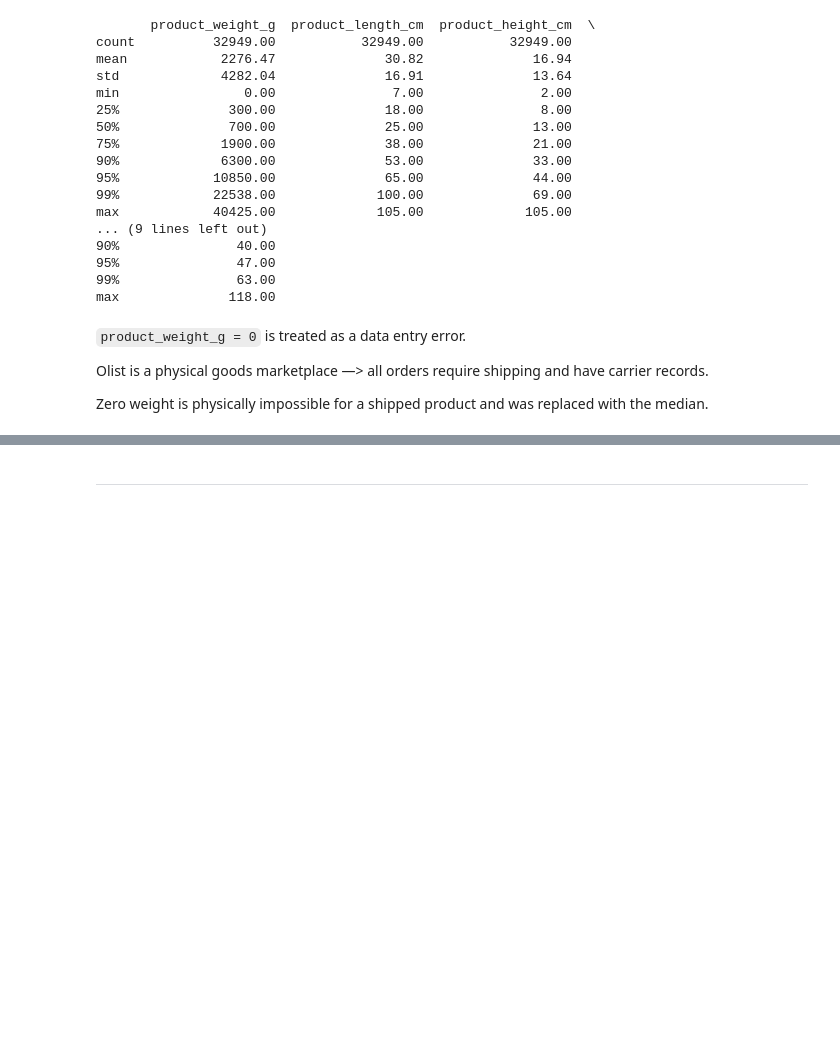
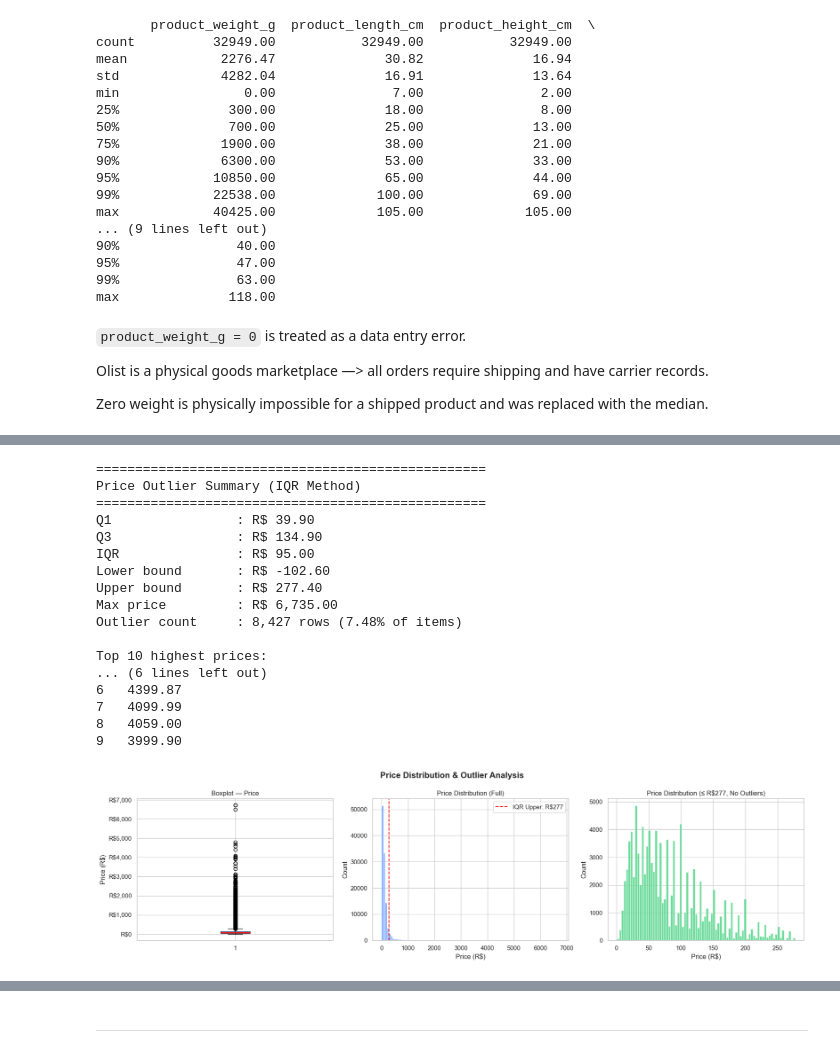
Before and after one commit to Ameed2/capstone-project3, a Jupyter notebook: notebooks/01_data_understanding_cleaning.ipynb, the cells around one changed output, grey strips where cells are left out. Saved outputs shown, nothing was run; the diff lists cells and outputs as text; code cells hidden in the pictures; blank space fills up the shorter version.

```diff
--- a/notebooks/01_data_understanding_cleaning.ipynb
+++ b/notebooks/01_data_understanding_cleaning.ipynb
@@ -771,0 +773,78 @@ price and payment_value have high-value outliers —> review during modeling
+# %%
+# ── Price Outlier Analysis (IQR Method) ──────────────────────────────────────
+import matplotlib.pyplot as plt
+import matplotlib.ticker as mticker
+import numpy as np
+
+# ── 1. IQR Calculation ───────────────────────────────────────────────────────
+Q1 = items['price'].quantile(0.25)
+Q3 = items['price'].quantile(0.75)
+IQR = Q3 - Q1
+lower_bound = Q1 - 1.5 * IQR
+upper_bound = Q3 + 1.5 * IQR
+
+outliers = items[items['price'] > upper_bound]
+pct = len(outliers) / len(items) * 100
+
+print("=" * 50)
+print("Price Outlier Summary (IQR Method)")
+print("=" * 50)
+print(f"Q1                : R$ {Q1:.2f}")
+print(f"Q3                : R$ {Q3:.2f}")
+print(f"IQR               : R$ {IQR:.2f}")
+print(f"Lower bound       : R$ {lower_bound:.2f}")
+print(f"Upper bound       : R$ {upper_bound:.2f}")
+print(f"Max price         : R$ {items['price'].max():,.2f}")
+print(f"Outlier count     : {len(outliers):,} rows ({pct:.2f}% of items)")
+print()
+print("Top 10 highest prices:")
+print(items['price'].nlargest(10).reset_index(drop=True).to_string())
+
+# ── 2. Visualizations ────────────────────────────────────────────────────────
+fig, axes = plt.subplots(1, 3, figsize=(18, 5))
+fig.suptitle('Price Distribution & Outlier Analysis', fontsize=15, fontweight='bold')
+
+# Boxplot
+axes[0].boxplot(items['price'], vert=True, patch_artist=True,
+                boxprops=dict(facecolor='#4e8cff', alpha=0.7),
+                medianprops=dict(color='red', linewidth=2))
+axes[0].set_title('Boxplot — Price')
+axes[0].set_ylabel('Price (R$)')
+axes[0].yaxis.set_major_formatter(mticker.FuncFormatter(lambda x, _: f'R${x:,.0f}'))
+
+# Histogram - full
+axes[1].hist(items['price'], bins=100, color='#4e8cff', alpha=0.7, edgecolor='white')
+axes[1].axvline(upper_bound, color='red', linestyle='--', linewidth=1.5, label=f'IQR Upper: R${upper_bound:.0f}')
+axes[1].set_title('Price Distribution (Full)')
+axes[1].set_xlabel('Price (R$)')
+axes[1].set_ylabel('Count')
+axes[1].legend()
+
+# Histogram - zoomed (without outliers)
+normal = items[items['price'] <= upper_bound]['price']
+axes[2].hist(normal, bins=80, color='#2ecc71', alpha=0.7, edgecolor='white')
+axes[2].set_title(f'Price Distribution (≤ R${upper_bound:.0f}, No Outliers)')
+axes[2].set_xlabel('Price (R$)')
+axes[2].set_ylabel('Count')
+
+plt.tight_layout()
+plt.show()
+# %% [output]
+==================================================
+Price Outlier Summary (IQR Method)
+==================================================
+Q1                : R$ 39.90
+Q3                : R$ 134.90
+IQR               : R$ 95.00
+Lower bound       : R$ -102.60
+Upper bound       : R$ 277.40
+Max price         : R$ 6,735.00
+Outlier count     : 8,427 rows (7.48% of items)
+
+Top 10 highest prices:
+... (6 lines left out)
+6   4399.87
+7   4099.99
+8   4059.00
+9   3999.90
+[figure, added]
```
Also changed, not shown: parts of 4 cells of this notebook.
